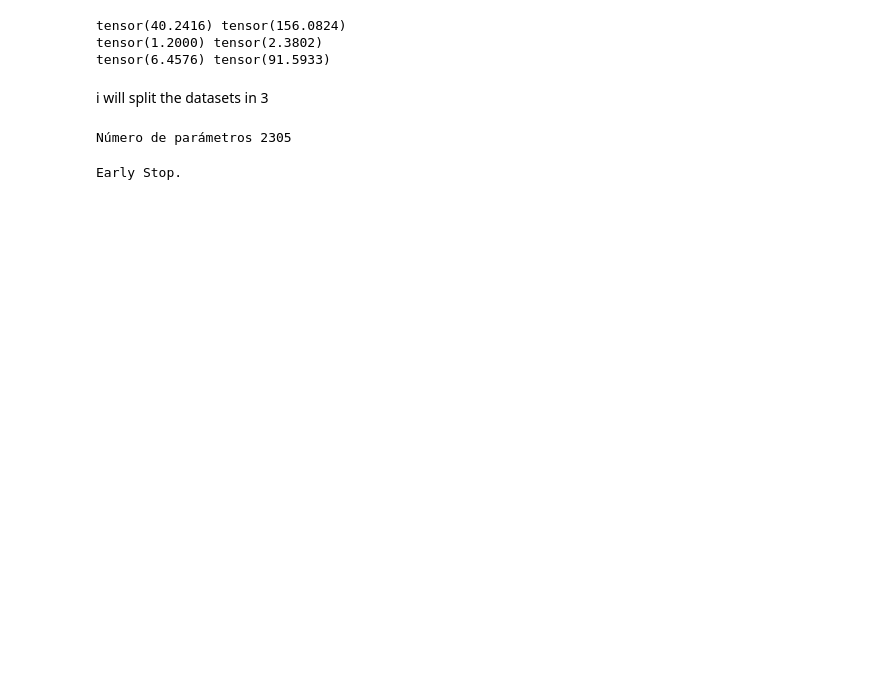
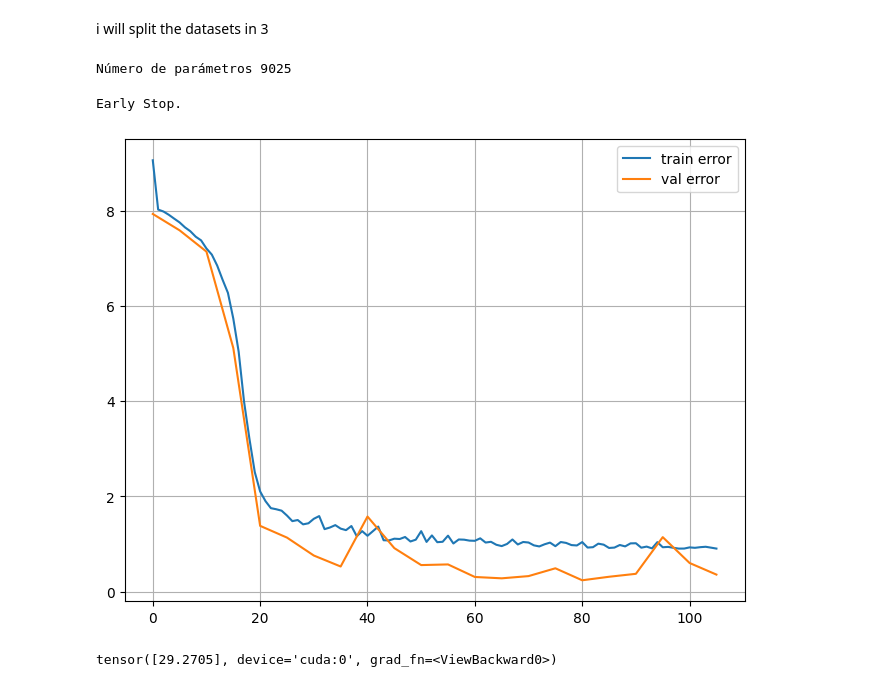
Before and after one commit to hombrefrustrado/apuntes-PIA, a Jupyter notebook: mio/pruebas/calculo_imc.ipynb, the cells around one changed output. Saved outputs shown, nothing was run; the diff lists cells and outputs as text; code cells hidden in the pictures; blank space fills up the shorter version.

```diff
--- a/mio/pruebas/calculo_imc.ipynb
+++ b/mio/pruebas/calculo_imc.ipynb
@@ -12,7 +12,7 @@ use_gpu = True
 device = "cuda" if use_gpu and torch.cuda.is_available() else "cpu"
 # %%
 
-def get_data(n=500, sigma=2, min_weight=45, max_weight=150, min_height=1.3, max_height=2):
+def get_data(n=500, sigma=0, min_weight=45, max_weight=150, min_height=1.3, max_height=2):
     """
     It is a function that gives you a tensor with the size, weight and imc of a person.
 
@@ -50,10 +50,6 @@ class Persons_Dataset(Dataset):
 weight, height, imc = get_data(50000)
 
 train_dataset = Persons_Dataset(weight,height,imc,device)
-# %% [output]
-tensor(40.2416) tensor(156.0824)
-tensor(1.2000) tensor(2.3802)
-tensor(6.4576) tensor(91.5933)
 # %% [markdown]
 i will split the datasets in 3
 # %%
@@ -157,33 +153,46 @@ validation_freq = 5
 patience = 5
 delta = 0.01
 
 val_dataloader = DataLoader(val_dataset, batch_size=batch_size, shuffle=True)
 train_dataloader = DataLoader(train_dataset, batch_size = batch_size, shuffle=True)
 
 model = torch.nn.Sequential(
-    torch.nn.Linear(2,64),
+    torch.nn.Linear(2,256),
     torch.nn.LeakyReLU(),
-    torch.nn.Linear(64,32),
+    nn.Dropout(0.1),
+    torch.nn.Linear(256,32),
     torch.nn.ReLU(),
     torch.nn.Linear(32,1)
 ).to(device)
 
 early_stop = Early_Stop(patience = patience,
                         delta = delta)
 
 print(f"Número de parámetros {torch.tensor([p.numel() for p in model.parameters()]).sum()}")
 
 model, train_loss_list, val_loss_list = learning_loop_for_regression_with_early_stopping(
     train_dataloader,
     val_dataloader,
     model,
     epochs,
     loss_fn,
     learning_rate,
     optimizer,
     validation_freq = validation_freq,
     early_stop = early_stop
     )
+
+plt.figure(figsize=(8,6))
+plt.plot(range(len(train_loss_list)), train_loss_list, label="train error")
+plt.plot(range(0,len(train_loss_list),validation_freq), val_loss_list, label="val error")
+plt.legend()
+plt.grid(True)
+plt.show()
 # %% [output]
-Número de parámetros 2305
+Número de parámetros 9025
 Early Stop.
+[figure, added]
+# %%
+model(torch.tensor([85,1.7]).to(device))
+# %% [output]
+tensor([29.2705], device='cuda:0', grad_fn=<ViewBackward0>)
```
Also changed, not shown: 2 other files.
